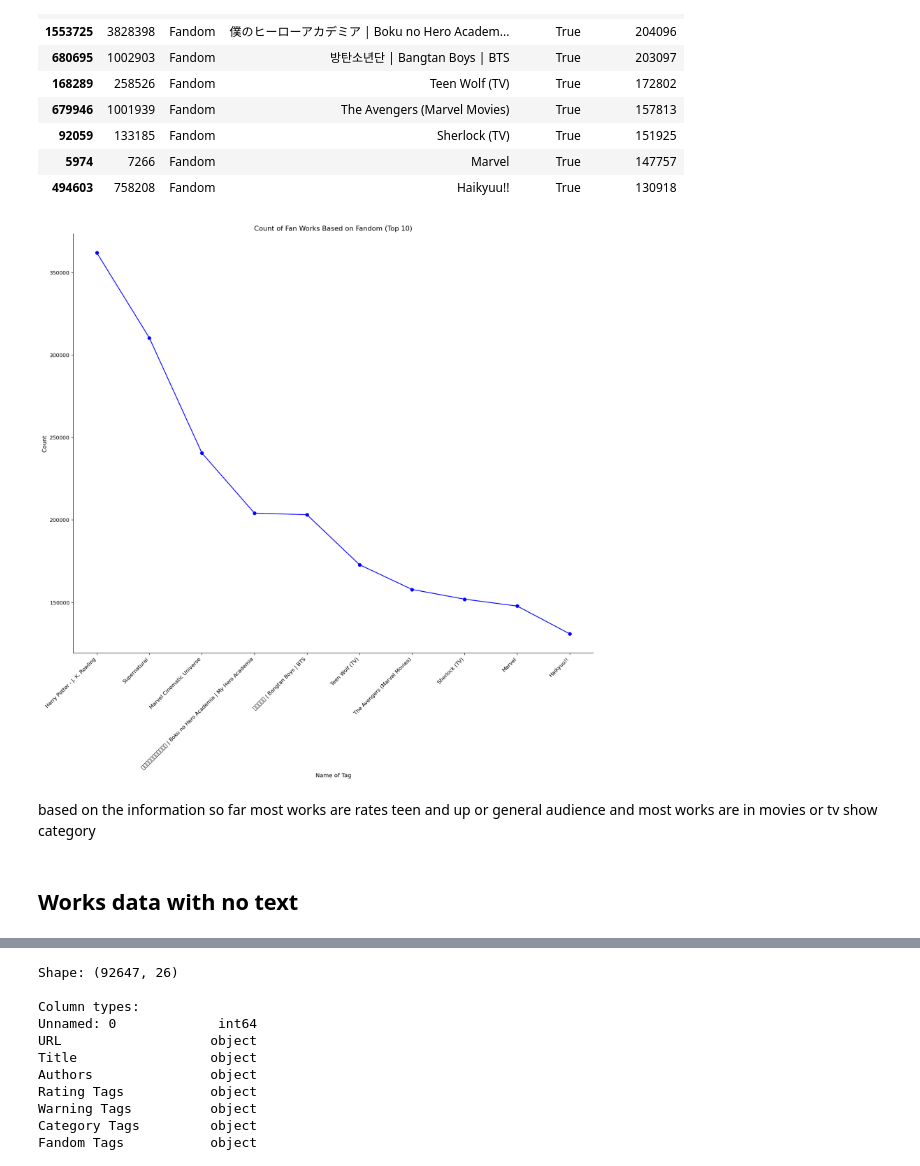
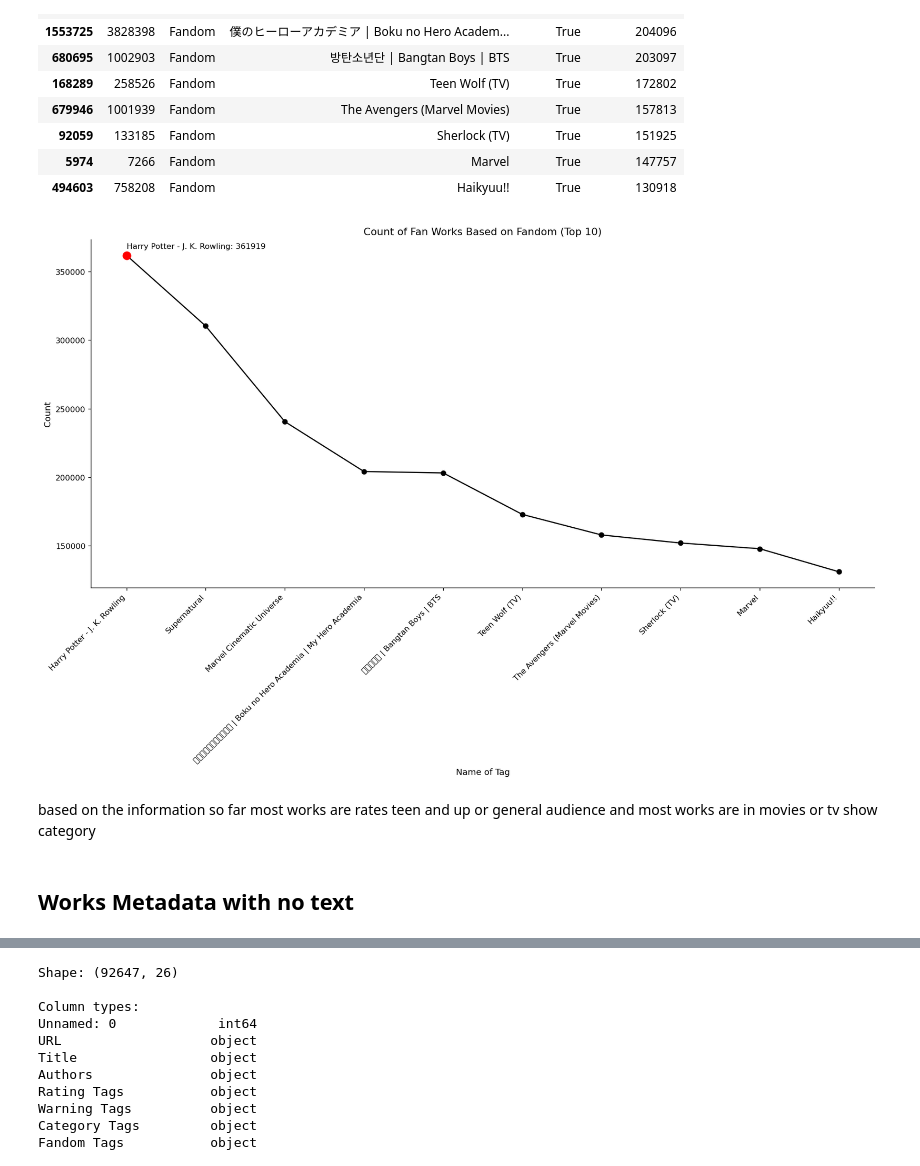
Before and after one commit to Karemanyasser/final_assignment_IAT-461, a Jupyter notebook: ao3_EDA.ipynb, the cells around one changed output, grey strips where cells are left out. Cells and saved outputs as stored; diff of their text form; code cells hidden in the pictures.

```diff
--- a/ao3_EDA.ipynb
+++ b/ao3_EDA.ipynb
@@ -100,9 +115,20 @@ media = df_tags_clean[df_tags_clean["type"] == "Media"]
 # %%
-def plot_type(type, title="type", figsize=(6, 6)):
+def plot_type(type, title="type", figsize=(8,8), offset = 0):
     plt.figure(figsize=figsize)
-    plt.plot(type['name'], type['cached_count'], marker='o', linestyle='-', color='blue')
+    plt.plot(type['name'], type['cached_count'], marker='o', linestyle='-', color='black')
+    peak = type["cached_count"].idxmax()
+    peak_x = type.loc[peak, 'name']
+    peak_y = type.loc[peak, 'cached_count']
 
-    # Labels and title
+    plt.scatter(peak_x, peak_y, color='red', s=100, zorder=5)
+    plt.annotate(
+    f'{peak_x}: {peak_y}',
+    xy=(peak_x, peak_y),
+    xytext=(peak_x, peak_y + offset),
+
+)
+
+
     plt.xlabel('Name of Tag')
     plt.ylabel('Count')
     plt.title(f"Count of Fan Works Based on {title}")
@@ -139,13 +165,13 @@ fandom.head(10)
 | 5974 | 7266 | Fandom | Marvel | True | 147757 |
 | 494603 | 758208 | Fandom | Haikyuu!! | True | 130918 |
 # %%
-plot_type(fandom_20, "Fandom (Top 10)", figsize=(15,15))
+plot_type(fandom_20, "Fandom (Top 10)", figsize=(15,10), offset=5000)
 # %% [output]
-[figure, old version]
+[figure, new version]
 # %% [markdown]
 based on the information so far most works are rates teen and up or general audience and most works are in movies or tv show category
 # %% [markdown]
-## Works data with no text
+## Works Metadata with no text
 # %%
 df_works = load_data(path = "random works - Oct 2025.csv")
 # %%
```
Also changed, not shown: parts of 44 cells of this notebook.
